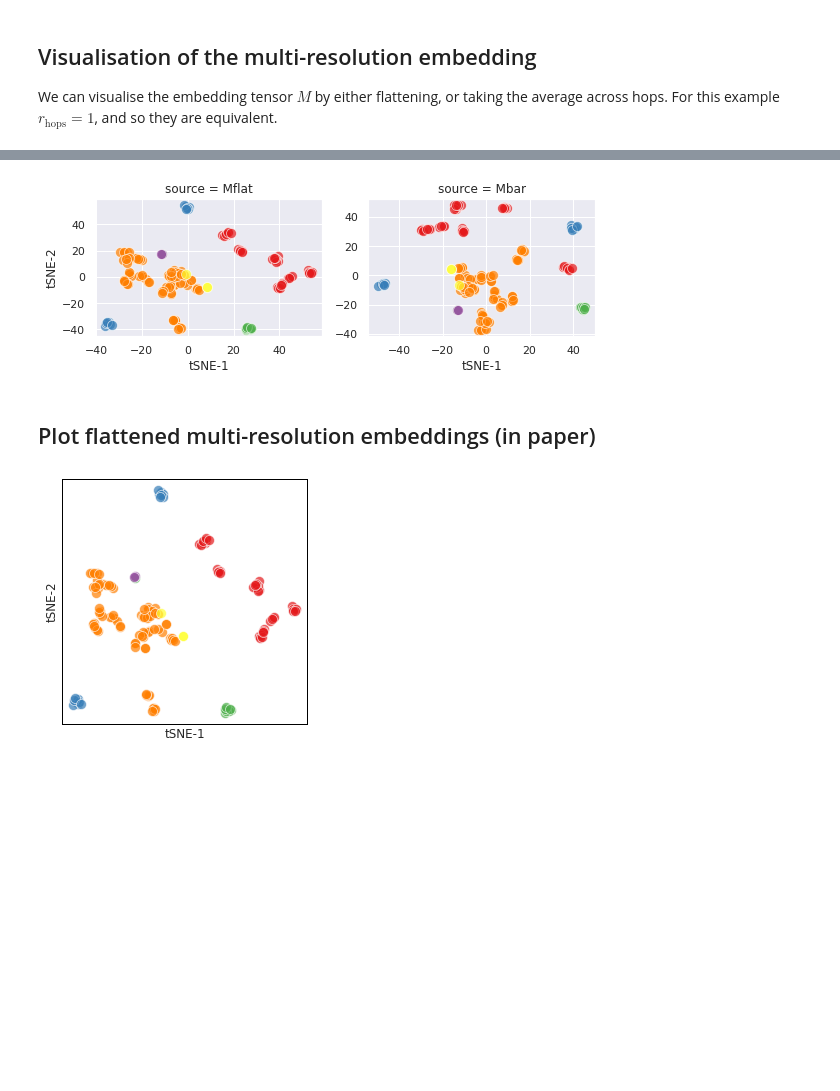
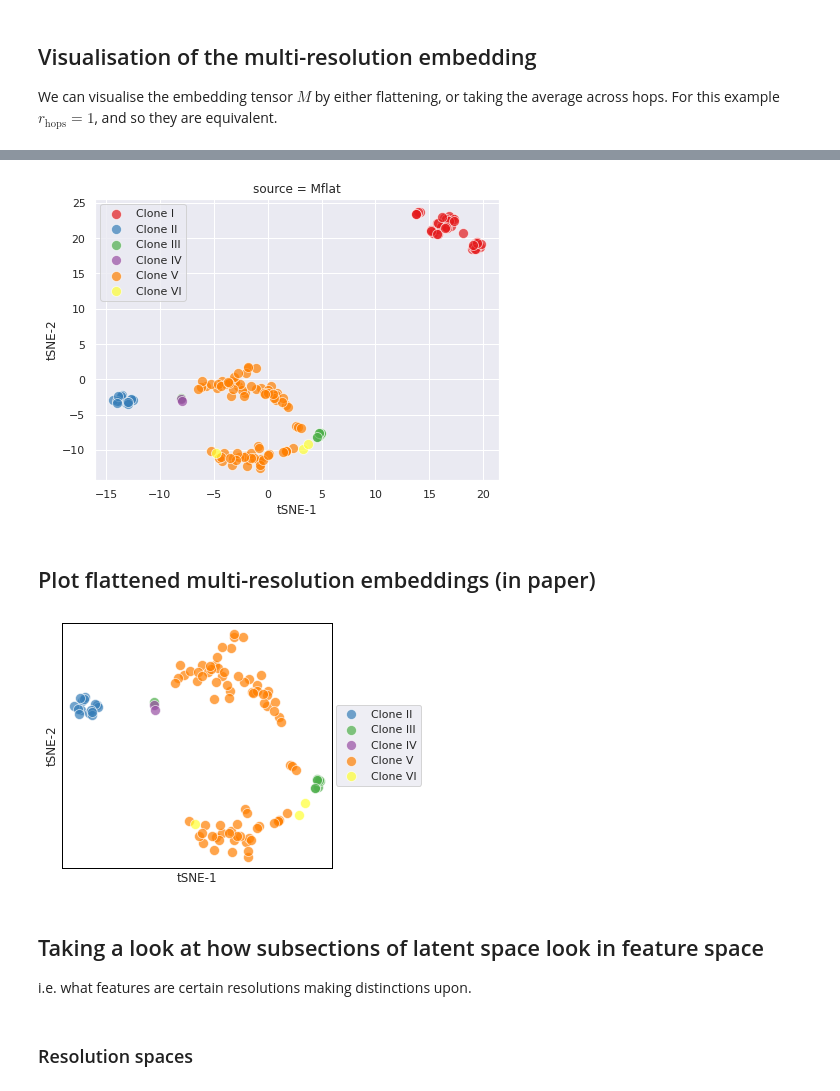
Before and after one commit to wiedersehne/WaveTransformer, a Jupyter notebook: experiments/clonal_structures/notebook/clonal_notebook.ipynb, the cells around one changed output, grey strips where cells are left out. Saved outputs shown, nothing was run; the diff lists cells and outputs as text; code cells hidden in the pictures; blank space fills up the shorter version.

```diff
--- a/experiments/clonal_structures/notebook/clonal_notebook.ipynb
+++ b/experiments/clonal_structures/notebook/clonal_notebook.ipynb
@@ -150,5 +201,7 @@ Replace log file to view the same plots for other model types
 # %%
-with open("../logs/a-ae-output.pkl", 'rb') as file:
+model_name = "j8_stack_noproj"
+
+with open(f"../logs/a-ae-output_{model_name}.pkl", 'rb') as file:
     meta_results = pkl.load(file)
 
 # wave-LSTM outputs
@@ -157,5 +210,5 @@ lbls = meta_results["labels"].cpu().numpy()
 Mbar = torch.mean(meta_results["M"], axis=1).cpu().numpy()
 Mflat = torch.flatten(meta_results["M"], start_dim=1).cpu().numpy()
 A = meta_results["attention"]
-print(f"Available outputs: {[i for i in meta_results.keys()]}")
+print(f"Available outputs: {meta_results.keys()}")
 # %% [output]
@@ -204,12 +216,14 @@ AttributeError: 'DataModule' object has no attribute 'signals_no_noise'
 # %% [markdown]
 # Visualise Wave-LSTM encoder output
 # %%
+# First, just create instance of whatever reducer we want to use
+
 reduce_method = "tSNE"         # tSNE or umap
 
 if reduce_method.lower() == "umap":
     reducer = umap.UMAP()
 elif reduce_method.lower() == "tsne":
-    reducer = TSNE(n_components=2, learning_rate='auto', init='random', perplexity=5)
+    reducer = TSNE(n_components=2, learning_rate='auto', init='random', perplexity=20)
 else:
     raise NotImplementedError
 
@@ -358,3 +400,19 @@ plt.savefig("attention.png", dpi=500, format='png', transparent=True)
 ## Visualisation of the multi-resolution embedding
 
 We can visualise the embedding tensor $M$ by either flattening, or taking the average across hops. For this example $r_{\text{hops}}=1$, and so they are equivalent.
+# %%
+data_mres_emb = []
+for Mvar, Mname in zip([Mflat, Mbar], ["Mflat"]):
+
+    embedding = reducer.fit_transform(Mvar.reshape((Mvar.shape[0], -1)))
+
+    for i in range(embedding.shape[0]):
+        data_mres_emb.append([i,
+                              embedding[i, 0], embedding[i, 1],
+                              Mname,
+                              cluster_names[lbls[i]]
+                             ])
+
+df_mres_emb = pd.DataFrame(data_mres_emb, columns=["sample", latent1, latent2, "source", "Clone"])
+
+display(df_mres_emb)
@@ -361,32 +433,25 @@ We can visualise the embedding tensor $M$ by either flattening, or taking the av
 # %%
-data = []
-
-for Mvar, Mname in zip([Mflat, Mbar], ["Mflat", "Mbar"]):
-
-    embedding = reducer.fit_transform(Mvar.reshape((Mvar.shape[0], -1)))
-
-    for i in range(embedding.shape[0]):
-        data.append([embedding[i, 0], embedding[i, 1],
-                     Mname,
-                     lbls[i] + 1])
-
-df_mres_emb = pd.DataFrame(data, columns=[latent1, latent2, "source", "class"])
-
 # Plot
-g = sns.FacetGrid(df_mres_emb, col="source", hue="class", margin_titles=True, despine=False, height=3, aspect=4/3, sharex=False, sharey=False)
+g = sns.FacetGrid(df_mres_emb, col="source", hue="Clone", hue_order=cluster_names,
+                  margin_titles=True, despine=False, height=5, aspect=4/3, sharex=False, sharey=False)
 g.map(sns.scatterplot, latent1, latent2, alpha=0.7, s=100)
 sns.despine(fig=None, ax=None, top=False, right=False, left=False, bottom=False, offset=None, trim=False)
+plt.legend(loc="best")
+plt.savefig(f"{model_name}/mresolution_embedding1.png", dpi=500, format='png', transparent=False)
 # %% [output]
-[figure, old version]
+[figure, new version]
 # %% [markdown]
 ## Plot flattened multi-resolution embeddings (in paper)
 # %%
 sources = ["Mflat"]
 
 df_mres_emb = df_mres_emb[df_mres_emb["source"].isin(sources)]
-# df_mres_emb = df_mres_emb[df_mres_emb["class"].isin([5, 6])]           # Zoom into subset of classes
+df_mres_emb_healthy = df_mres_emb[df_mres_emb["Clone"].isin(["Clone I"])]
+df_mres_emb_unhealthy = df_mres_emb[df_mres_emb["Clone"].isin(["Clone II", "Clone III", "Clone IV", "Clone V", "Clone VI"])]
 
-g = sns.FacetGrid(df_mres_emb,  col="source", hue="class", margin_titles=True, despine=False, height=4, aspect=1, sharex=False, sharey=False)
+
+g = sns.FacetGrid(df_mres_emb_unhealthy,  col="source", hue="Clone", hue_order=cluster_names,
+                  margin_titles=True, despine=False, height=4, aspect=1.5, sharex=False, sharey=False)
 g.map(sns.scatterplot, latent1, latent2, alpha=0.7, s=100)
 sns.despine(fig=None, ax=None, top=False, right=False, left=False, bottom=False, offset=None, trim=False)
 
@@ -406,8 +471,15 @@ for ax in g.axes.flatten():
     ax.set_facecolor((0, 0, 0, 0))
 
 # Adjust margins
+plt.legend(loc="center right", bbox_to_anchor=(1.35,0.5,0,0))
 plt.tight_layout()
 
-plt.savefig("multires_emb_flat.png", dpi=500, format='png', transparent=True)
+plt.savefig(f"{model_name}/mresolution_embedding2.png", dpi=500, format='png', transparent=False)
 # %% [output]
-[figure, old version]
+[figure, new version]
+# %% [markdown]
+## Taking a look at how subsections of latent space look in feature space
+
+i.e. what features are certain resolutions making distinctions upon.
+# %% [markdown]
+### Resolution spaces
```
Also changed, not shown: parts of 24 cells of this notebook, 52 other files.
